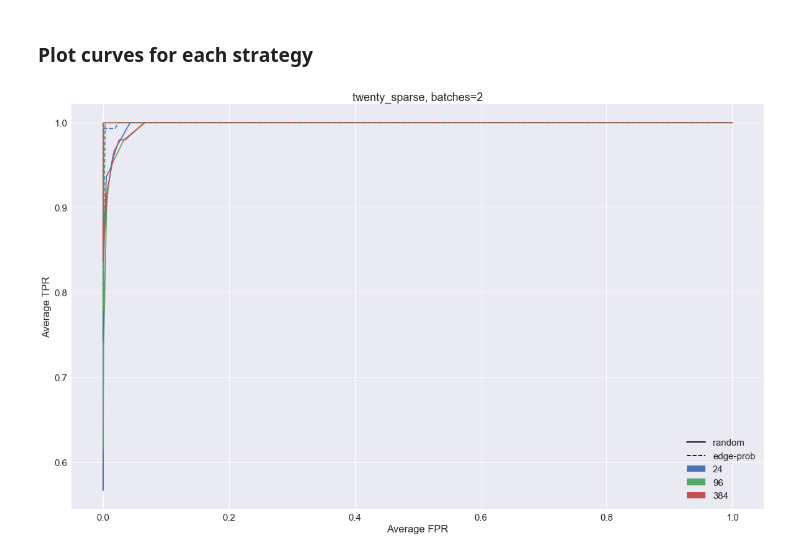
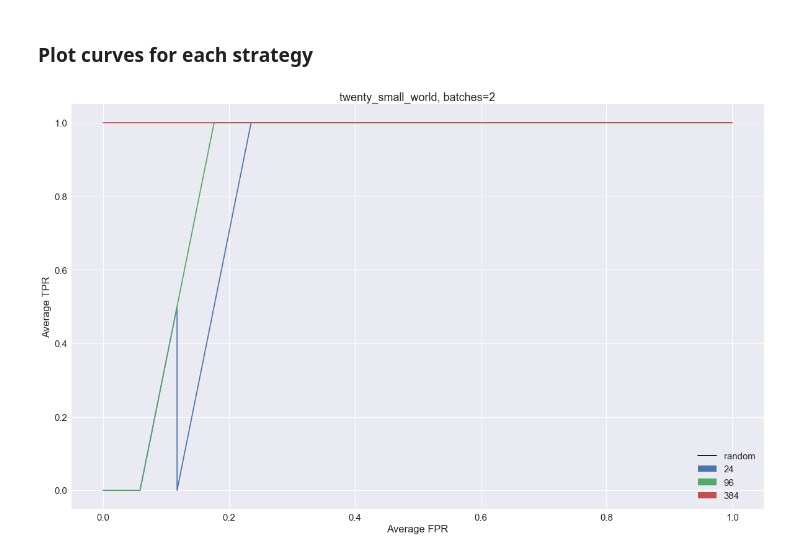
Before and after one commit to agrawalraj/active_learning, a Jupyter notebook: new/analyze_results.ipynb, the cells around one changed output. Saved outputs shown, nothing was run; the diff lists cells and outputs as text; code cells hidden in the pictures.

Commit message:
change small world model

```diff
--- a/new/analyze_results.ipynb
+++ b/new/analyze_results.ipynb
@@ -1,7 +1,7 @@
 # %% [markdown]
 ### Dataset to use - change this value to analyze a different data set
 # %%
-dataset = 'twenty_sparse'
+dataset = 'twenty_small_world'
 # %%
 from analysis import check_folder
 check_folder.check_folder(dataset)
@@ -60,7 +25,7 @@ avg_tprs
 # %% [markdown]
 ### Load the rates DataArray, a 7-dimensional tensor mapping each strategy (strategy name, n, b, k) and significance level to the value of a rate for all DAGs
 # %%
-strategy_names = ['random', 'edge-prob']
+strategy_names = ['random', 'edge-prob', 'learn-parents']
 ks = [2]
 bs = [2, 3, 4]
 ns = [24, 96, 384]
@@ -94,29 +59,32 @@ sns.set(font_scale=1.5)
 # %%
 linestyles = ['solid', 'dashed', 'dotted']
 # %%
+plt.clf()
+
 rate_avgs_da = rates_da.mean(dim='dag')
 b=2
+strategy_names = ['random']
 for strategy, linestyle in zip(strategy_names, linestyles):
     for n, color in zip(ns, sns.color_palette()):
         strat_avg_tprs = rate_avgs_da.sel(strategy=strategy, b=b, k=2, n=n, rate='tpr').values
         strat_avg_fprs = rate_avgs_da.sel(strategy=strategy, b=b, k=2, n=n, rate='fpr').values
 
         sort_ixs = np.argsort(strat_avg_fprs)
         plt.plot(strat_avg_fprs[sort_ixs], strat_avg_tprs[sort_ixs], linestyle=linestyle, color=color)
 
 sample_handles = [
     mpatches.Patch(facecolor=color, label=n)
     for n, color in zip(ns, sns.color_palette())
 ]
 strat_handles = [
     mlines.Line2D([0], [0], color='k', linestyle=linestyle, label=strat)
     for strat, linestyle in zip(strategy_names, linestyles)
 ]
 plt.legend(
     handles=strat_handles + sample_handles
 )
 plt.title(dataset + ', batches=%s' % b)
 plt.xlabel('Average FPR')
 plt.ylabel('Average TPR');
 # %% [output]
-[figure, old version]
+[figure, new version]
```
Also changed, not shown: parts of 5 cells of this notebook, 2 other files.
